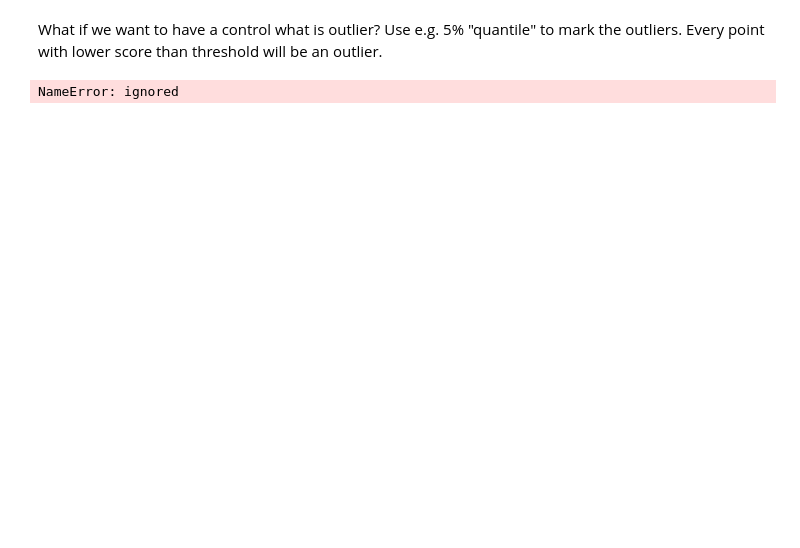
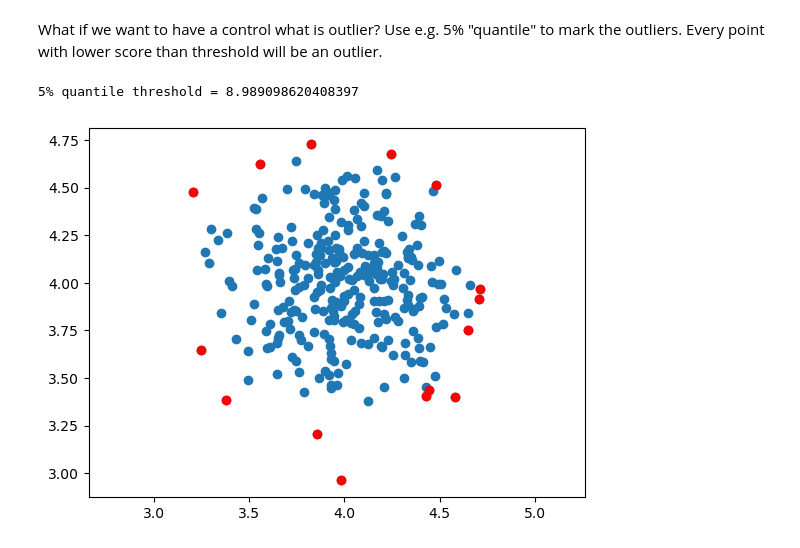
Before and after one commit to Zoomma1/VUT_Machine_Learning_Fundamentals_Victor_Germain, a Jupyter notebook: MPA_MLF_SVM_2students_comments.ipynb, the cells around one changed output. Saved outputs shown, nothing was run; the diff lists cells and outputs as text; code cells hidden in the pictures; blank space fills up the shorter version.

```diff
--- a/MPA_MLF_SVM_2students_comments.ipynb
+++ b/MPA_MLF_SVM_2students_comments.ipynb
@@ -105,14 +191,15 @@ What if we want to have a control what is outlier? Use e.g. 5% "quantile" to mar
 # %%
 scores = SVMmodelOne.score_samples(x)
 
-thresh = quantile(scores, 0.01)
-print(thresh)
+thresh = quantile(scores, 0.05)
+print(f"5% quantile threshold = {thresh}")
 index = where(scores<=thresh)
 values = x[index]
 
 plt.scatter(x[:,0], x[:,1])
 plt.scatter(values[:,0], values[:,1], color='red')
 plt.axis('equal')
 plt.show()
 # %% [output]
-NameError: ignored
+5% quantile threshold = 8.989098620408397
+[figure, added]
```
Also changed, not shown: parts of 12 cells of this notebook.
